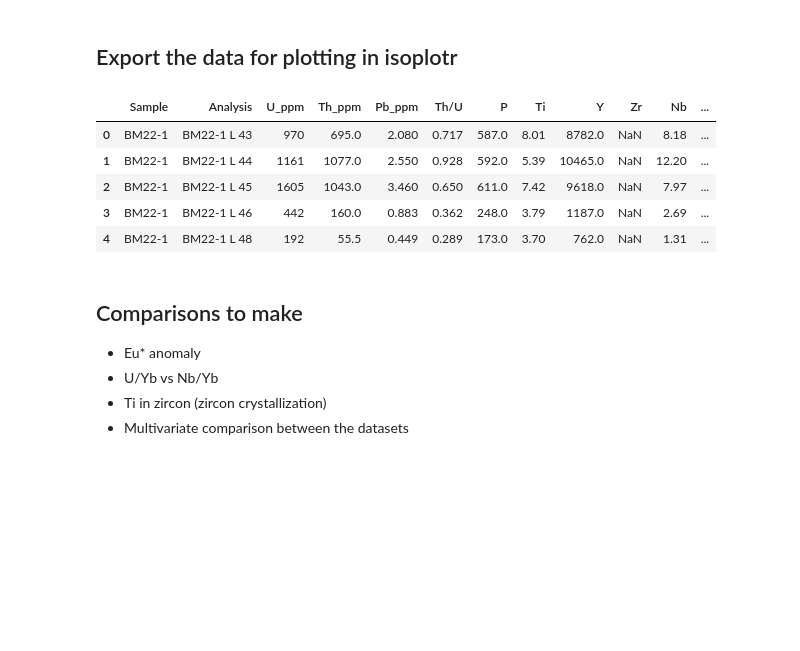
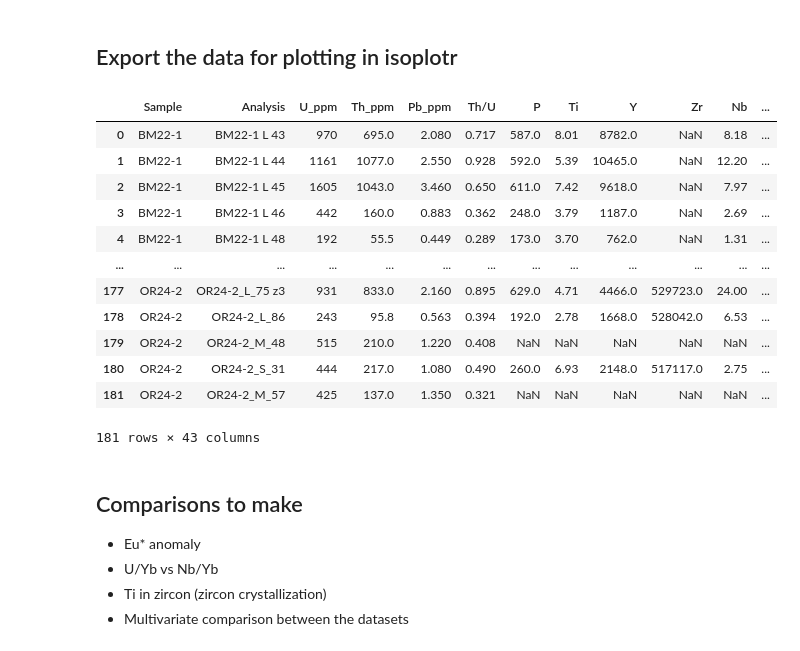
Before and after one commit to Swanson-Hysell-Group/Northbrae_Volcanics, a Jupyter notebook: code/trace_elements.ipynb, the cells around one changed output. Saved outputs shown, nothing was run; the diff lists cells and outputs as text; code cells hidden in the pictures; blank space fills up the shorter version.

```diff
--- a/code/trace_elements.ipynb
+++ b/code/trace_elements.ipynb
@@ -52,17 +52,24 @@ isoplotr_data.to_csv('../data/U_Pb/isoplotr_data.csv', index=False)
 # %%
 te_data  = all_data[['Sample', 'Analysis', 'U_ppm', 'Th_ppm', 'Pb_ppm', 'Th/U','P',
        'Ti', 'Y', 'Zr', 'Nb', 'La', 'Ce', 'Pr', 'Nd', 'Sm', 'Eu', 'Gd', 'Tb',
        'Dy', 'Ho', 'Er', 'Tm', 'Yb', 'Lu', 'Hf', 'Ta', 'Th', 'U',
        'Ti-in-zircon_T(C)', 'Ce/Ce*', 'Eu/Eu*', '?REE', '(Gd/Yb)cn', 'Lu/Hf',
        'Nb/Ta', 'Nb/U', 'Nb/Th', 'Th/U.1', 'Th/Y', 'Hf/Y', 'Nb/Yb', 'U/Yb']]
-te_data.head()
+te_data
 # %% [output]
 |  | Sample | Analysis | U_ppm | Th_ppm | Pb_ppm | Th/U | P | Ti | Y | Zr | Nb | ... |
 | 0 | BM22-1 | BM22-1 L 43 | 970 | 695.0 | 2.080 | 0.717 | 587.0 | 8.01 | 8782.0 | NaN | 8.18 | ... |
 | 1 | BM22-1 | BM22-1 L 44 | 1161 | 1077.0 | 2.550 | 0.928 | 592.0 | 5.39 | 10465.0 | NaN | 12.20 | ... |
 | 2 | BM22-1 | BM22-1 L 45 | 1605 | 1043.0 | 3.460 | 0.650 | 611.0 | 7.42 | 9618.0 | NaN | 7.97 | ... |
 | 3 | BM22-1 | BM22-1 L 46 | 442 | 160.0 | 0.883 | 0.362 | 248.0 | 3.79 | 1187.0 | NaN | 2.69 | ... |
 | 4 | BM22-1 | BM22-1 L 48 | 192 | 55.5 | 0.449 | 0.289 | 173.0 | 3.70 | 762.0 | NaN | 1.31 | ... |
+| ... | ... | ... | ... | ... | ... | ... | ... | ... | ... | ... | ... | ... |
+| 177 | OR24-2 | OR24-2_L_75 z3 | 931 | 833.0 | 2.160 | 0.895 | 629.0 | 4.71 | 4466.0 | 529723.0 | 24.00 | ... |
+| 178 | OR24-2 | OR24-2_L_86 | 243 | 95.8 | 0.563 | 0.394 | 192.0 | 2.78 | 1668.0 | 528042.0 | 6.53 | ... |
+| 179 | OR24-2 | OR24-2_M_48 | 515 | 210.0 | 1.220 | 0.408 | NaN | NaN | NaN | NaN | NaN | ... |
+| 180 | OR24-2 | OR24-2_S_31 | 444 | 217.0 | 1.080 | 0.490 | 260.0 | 6.93 | 2148.0 | 517117.0 | 2.75 | ... |
+| 181 | OR24-2 | OR24-2_M_57 | 425 | 137.0 | 1.350 | 0.321 | NaN | NaN | NaN | NaN | NaN | ... |
+181 rows × 43 columns
 # %% [markdown]
 ## Comparisons to make
 
```
Also changed, not shown: parts of 13 cells of this notebook.
